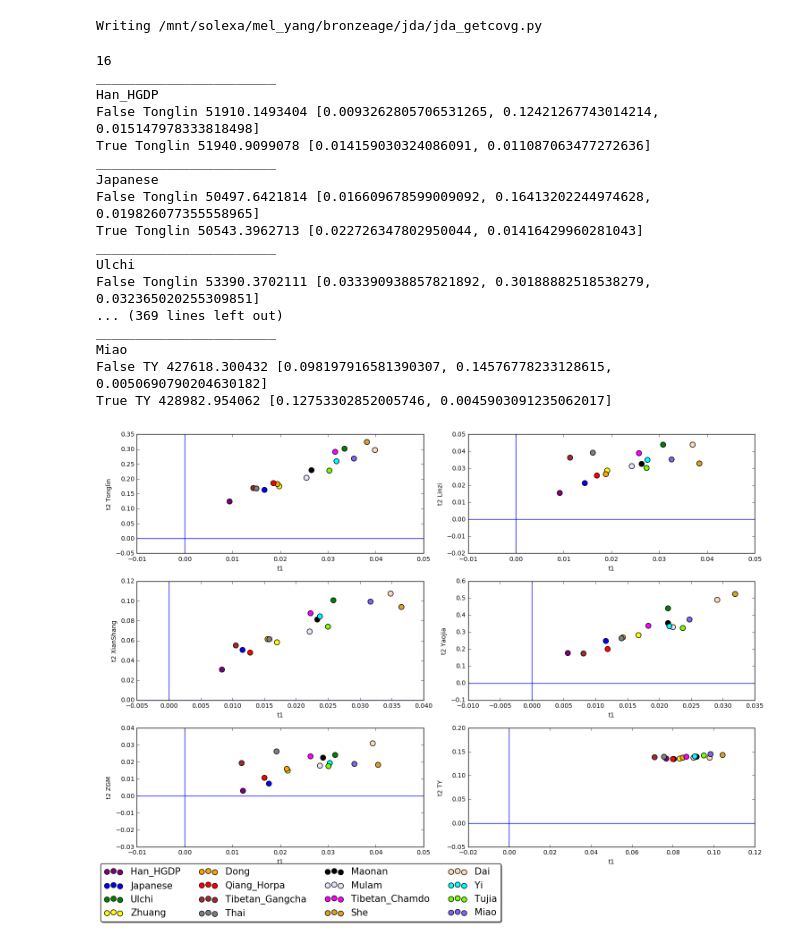
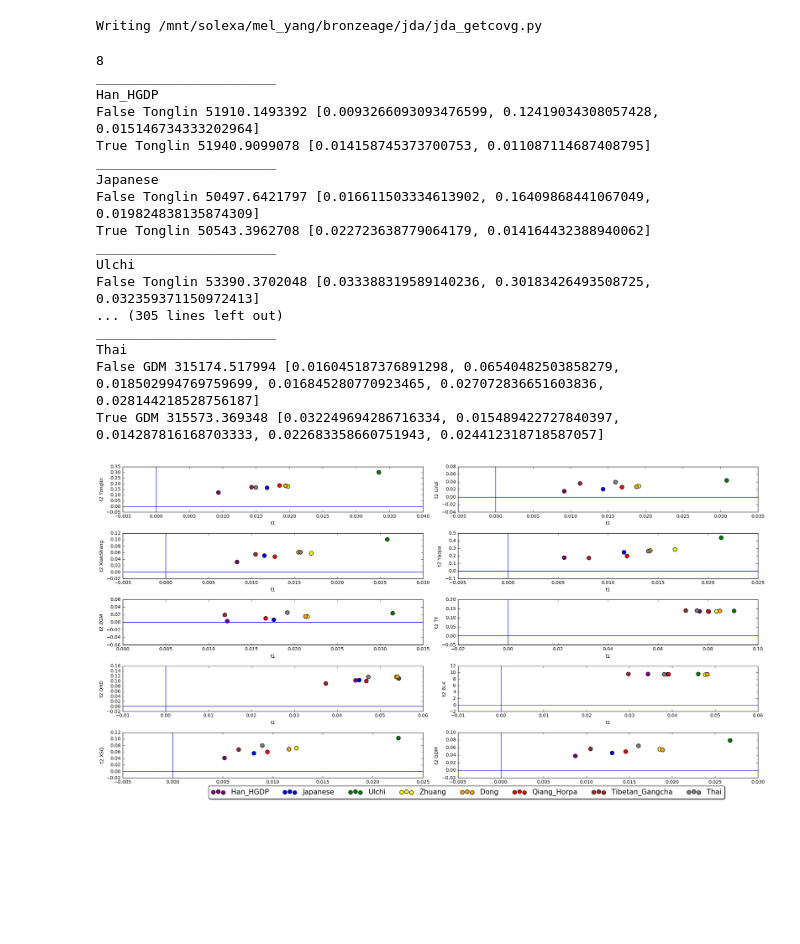
Before and after one commit to melyang4/notebooks, a Jupyter notebook: bronzeage/jda_notebook.ipynb, the cells around one changed output. Cells and saved outputs as stored; diff of their text form; code cells hidden in the pictures; blank space fills up the shorter version.

Commit message:
Nature and Current Bio TY edits, dfb in jda, new shang zhou analyses D, f3, admixture

```diff
--- a/bronzeage/jda_notebook.ipynb
+++ b/bronzeage/jda_notebook.ipynb
@@ -115,10 +117,3 @@ newfile.close()
 #for i in pdeas: print "%s----------%d" % (i,len(pdeas[i]))
 # %% [output]
 Overwriting /mnt/solexa/mel_yang/bronzeage/jda/jda_getpd_dfreq.py
-# %%
-%%bash
-pd="/home/melinda_yang/ivpp/bronzeage/"
-for i in Daur Hezhen Mongola Naxi Oroqen Ulchi Xibo Dai Dong Gelao Lahu Li Maonan Miao Mulam She Tujia Yi Zhuang Cambodian Han_Chongqing Han_Fujian Han_Guandong Han_Henan Han_HGDP Han_Hubei Han_Jiangsu Han_NChina Han_Shandong Han_Shanghai Han_Shanxi Han_Sichuan Han_Zhejiang Kinh_Vietnam_KHV Korean Thai Qiang_Horpa Tibetan_Chamdo Tibetan_Gangcha Tibetan_Gannan Tibetan_Lhasa Tibetan_Nagqu Tibetan_Shannan Tibetan_Shigatse Tibetan_Xinlong Tibetan_Xunhua Tibetan_Yajiang Japanese Ami_Stoneking Atayal_Stoneking; do
-    echo ${i}
-    grep ${i} ${pd}ind_A_v13_TBH.ind | wc -l
-done
@@ -166,7 +143,14 @@ readcountfilenames=["jda_L0554.mapping.sorted.uniq.L35MQ30_ind_A_v13_TBH.readcou
     "jda_dong_M820_rg.fixchr_ind_A_v13_TBH.readcount",
     "jda_dong_M827_rg.fixchr_ind_A_v13_TBH.readcount",
     "jda_dong_M9JM6-1_rg.fixchr_ind_A_v13_TBH.readcount",
-    "jda_L0729.mapping.sorted.uniq.L35MQ30_ind_A_v13_TBH.readcount",]
+    "jda_L0729.mapping.sorted.uniq.L35MQ30_ind_A_v13_TBH.readcount",
+    "jda_D1965.un15,niq.L30MQ0_ind_A_v13_TBH.readcount",
+    "jda_D1968.un15,niq.L30MQ0_ind_A_v13_TBH.readcount",
+    "jda_D5602.uniq.L30MQ0_ind_A_v13_TBH.readcount",
+    "jda_D5604.uniq.L30MQ0_ind_A_v13_TBH.readcount",
+    "jda_D5605.uniq.L30MQ0_ind_A_v13_TBH.readcount",
+    "jda_D5607.uniq.L30MQ0_ind_A_v13_TBH.readcount",
+    "jda_D5608.uniq.L30MQ0_ind_A_v13_TBH.readcount"]
 
 chimpfile=open(pD2+"Chimp.geno",'r')
 chimpgeno=chimpfile.readlines()
@@ -291,12 +255,13 @@ Overwriting /home/mel_yang/projects/bronzeage/continuity/run_mel_job_all_sepDHG.
 myrefs=["Han_HGDP","Japanese","Ulchi","Zhuang","Dong","Qiang_Horpa","Tibetan_Gangcha",
         "Thai","Maonan","Mulam","Tibetan_Chamdo","She","Dai","Yi","Tujia","Miao"]
         ##"Mongola","Li","Xibo","Oroqen","Naxi","Hezhen","Cambodian", (<10)
-mydict={}
-for i in myrefs: mydict[i]=0
+myss=[0 for i in myrefs]
 pd="/home/mel_yang/projects/bronzeage/"
 indfile=open(pd+"ind_A_v13_TBH.ind",'r')
 for line in indfile:
     x=line.split()
-    if x[2] in mydict: mydict[x[2]]+=1
-for i in mydict: print i, mydict[i]
+    if x[2] in myrefs: myss[myrefs.index(x[2])]+=1
+for ind,i in enumerate(myrefs):
+    print i, myss[ind]
+print myss
 # %% [output]
@@ -344,18 +309,18 @@ Writing /mnt/solexa/mel_yang/bronzeage/jda/jda_getcovg.py
 import cPickle
 import matplotlib.pyplot as plt
 pD="/mnt/solexa/mel_yang/bronzeage/jda/"
-addon="_switchanc_sepDHG"
+addon="_switchanc"
 refpops=["Han_HGDP","Japanese","Ulchi","Zhuang","Dong","Qiang_Horpa","Tibetan_Gangcha",
-        "Thai","Maonan","Mulam","Tibetan_Chamdo","She","Dai","Yi","Tujia","Miao"]
+        "Thai"] #,"Maonan","Mulam","Tibetan_Chamdo","She","Dai","Yi","Tujia","Miao"]
         ##"Mongola","Li","Xibo","Oroqen","Naxi","Hezhen","Cambodian", (<10)
 print len(refpops)
 #refpops=["Han_HGDP"]
-mypops=["Tonglin", "Linzi", "XianShang", "Yaojia","ZGM", "TY","DHG1","DHG2","BLK"]
+mypops=["Tonglin", "Linzi", "XianShang", "Yaojia","ZGM", "TY","DHG","BLK","XSQ","GDM"]
 popiwant="TY"
-fig = plt.figure(figsize=(15,10))
+fig = plt.figure(figsize=(20,10))
 for myind,popiwant in enumerate(mypops):
-    if myind>5: continue
-    ax = fig.add_subplot(3,2,myind+1)
+    #if myind>5: continue
+    ax = fig.add_subplot(5,2,myind+1)
     t1f,t2f,t1t,t2t=[],[],[],[]
     for refpop in refpops:
         print "_______________________"
@@ -375,44 +340,44 @@ for myind,popiwant in enumerate(mypops):
                 t1f.append(mypop[0][0])
                 t2f.append(mypop[0][1])
                 t1t.append(truedat[ind][0][0])
                 t2t.append(truedat[ind][0][1])
 
 
     colors=["purple","blue","green","yellow","orange","red","brown",
             "gray","black","lavender","fuchsia","goldenrod","peachpuff","cyan",
             "lawngreen","mediumslateblue","cadetblue","pink","tan","lavenderblush",
             "sage","peru","gainsboro"]
     #print t1f
     for i in range(len(t1f)):
         #handles.append(ax.scatter(t1f[i],t2f[i],c=colors[i],label=refpops[i]))
         ax.scatter(t1f[i],t2f[i],label=refpops[i],c=colors[i],s=70)
 
     #ax.set_xlim((0,0.13))
     #ax.set_ylim((0,0.35))
     ax.set_xlabel("t1")
     ax.set_ylabel("t2 "+popiwant)
     ax.axhline(y=0)
     ax.axvline(x=0)
-ax.legend(fontsize=15,bbox_to_anchor=(0.13, -0.1),ncol=4, fancybox=True, shadow=True)
+ax.legend(fontsize=15,bbox_to_anchor=(0.9, -0.1),ncol=8, fancybox=True, shadow=True)
 fig.tight_layout()
 # %% [output]
-16
+8
 _______________________
 Han_HGDP
-False Tonglin 51910.1493404 [0.0093262805706531265, 0.12421267743014214, 0.015147978333818498]
-True Tonglin 51940.9099078 [0.014159030324086091, 0.011087063477272636]
+False Tonglin 51910.1493392 [0.0093266093093476599, 0.12419034308057428, 0.015146734333202964]
+True Tonglin 51940.9099078 [0.014158745373700753, 0.011087114687408795]
 _______________________
 Japanese
-False Tonglin 50497.6421814 [0.016609678599009092, 0.16413202244974628, 0.019826077355558965]
-True Tonglin 50543.3962713 [0.022726347802950044, 0.01416429960281043]
+False Tonglin 50497.6421797 [0.016611503334613902, 0.16409868441067049, 0.019824838135874309]
+True Tonglin 50543.3962708 [0.022723638779064179, 0.014164432388940062]
 _______________________
 Ulchi
-False Tonglin 53390.3702111 [0.033390938857821892, 0.30188882518538279, 0.032365020255309851]
-... (369 lines left out)
+False Tonglin 53390.3702048 [0.033388319589140236, 0.30183426493508725, 0.032359371150972413]
+... (305 lines left out)
 _______________________
-Miao
-False TY 427618.300432 [0.098197916581390307, 0.14576778233128615, 0.0050690790204630182]
-True TY 428982.954062 [0.12753302852005746, 0.0045903091235062017]
+Thai
+False GDM 315174.517994 [0.016045187376891298, 0.06540482503858279, 0.018502994769759699, 0.016845280770923465, 0.027072836651603836, 0.028144218528756187]
+True GDM 315573.369348 [0.032249694286716334, 0.015489422727840397, 0.014287816168703333, 0.022683358660751943, 0.024412318718587057]
-[figure, old version]
+[figure, new version]
 # %%
 %matplotlib inline
```
Also changed, not shown: parts of 11 cells of this notebook, 18 other files.
